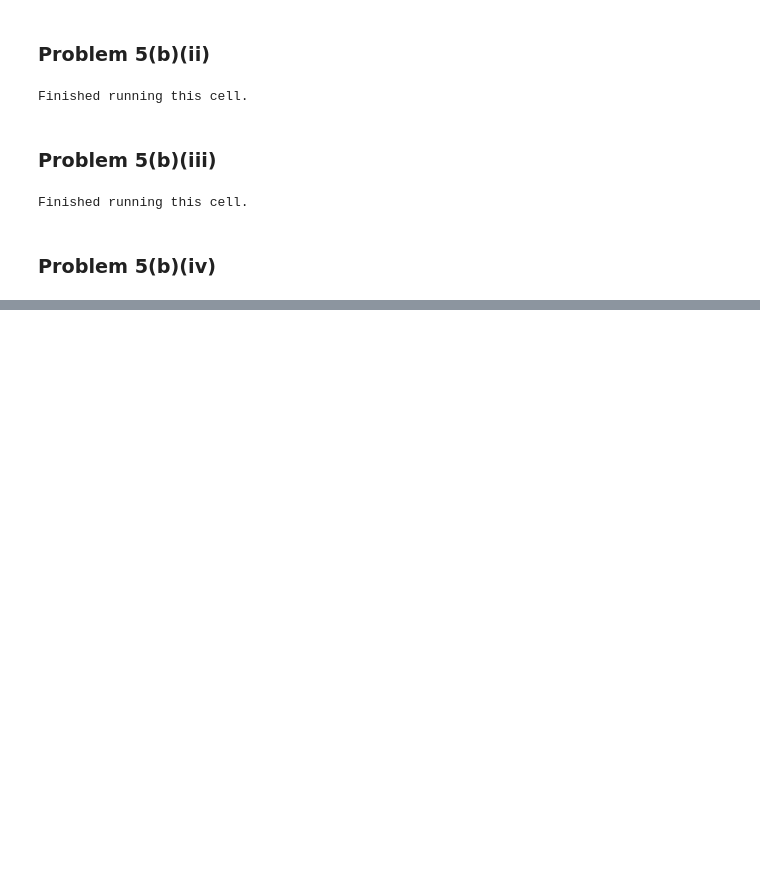
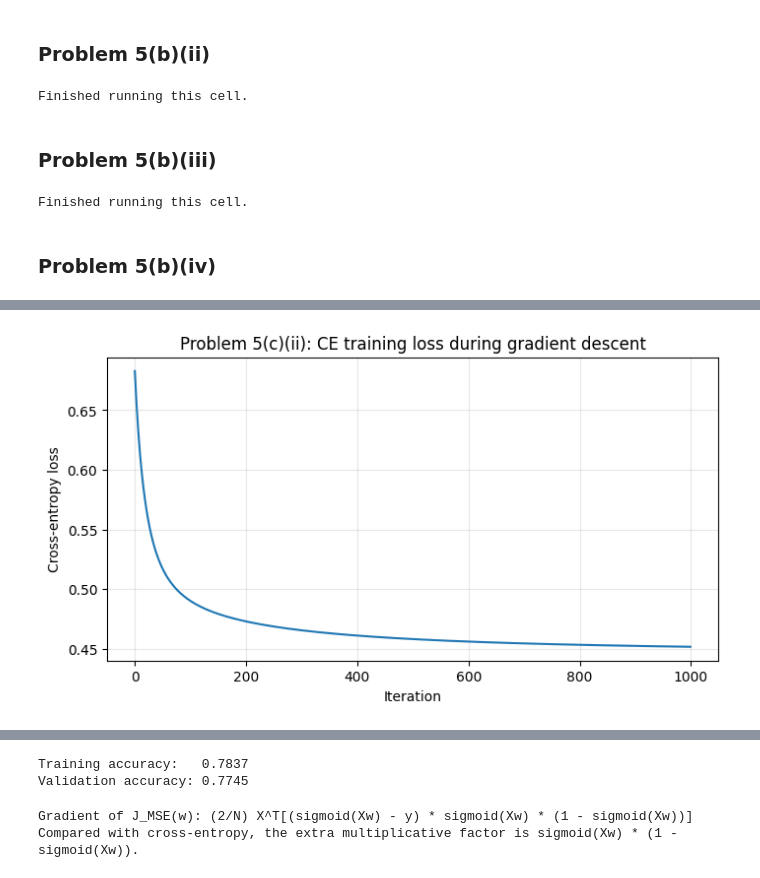
Before and after one commit to sonirohan/intro-ml, a Jupyter notebook: hw1/problem5.ipynb, the cells around one changed output, grey strips where cells are left out. Cells and saved outputs as stored; diff of their text form; code cells hidden in the pictures; blank space fills up the shorter version.

```diff
--- a/hw1/problem5.ipynb
+++ b/hw1/problem5.ipynb
@@ -428,19 +738,13 @@ plt.bar(missing_values_count.index, missing_values_count.values)
 np.random.seed(42)
 
 # first split: 80% train+validation, 20% test
-all_indices = np.random.permutation(train_data.index)
-test_size = int(0.2 * len(train_data))
-test_indices = all_indices[:test_size]
-train_val_indices = all_indices[test_size:]
+train_val_split = train_data.sample(frac=0.8, random_state=42)
+test_split = train_data.drop(train_val_split.index).copy()
 
 # second split: 75%/25% of the remaining 80%, giving 60% train and 20% validation overall
-train_size = int(0.75 * len(train_val_indices))
-train_indices = train_val_indices[:train_size]
-validation_indices = train_val_indices[train_size:]
-
-train_split = train_data.loc[train_indices].copy()
-validation_split = train_data.loc[validation_indices].copy()
-test_split = train_data.loc[test_indices].copy()
+train_split = train_val_split.sample(frac=0.75, random_state=42)
+validation_split = train_val_split.drop(train_split.index).copy()
+train_split = train_split.copy()
 
 for split_name, split_df in [('Train', train_split), ('Validation', validation_split), ('Test', test_split)]:
     transported_fraction = split_df['Transported'].mean()
@@ -582,0 +1121,24 @@ KeyError: "None of [Index(['HomePlanet', 'Destination'], dtype='str')] are in th
+# %%
+# Problem 5(c)(ii)
+p5_ce_weights, p5_ce_history = p5_gradient_descent(
+    p5_X_train_base_bias,
+    p5_y_train,
+    p5_cross_entropy_grad,
+    p5_cross_entropy_loss,
+    lr=0.1,
+    iterations=1000,
+)
+
+plt.figure(figsize=(8, 4))
+plt.plot(p5_ce_history, color='tab:blue')
+plt.xlabel('Iteration')
+plt.ylabel('Cross-entropy loss')
+plt.title('Problem 5(c)(ii): CE training loss during gradient descent')
+plt.grid(alpha=0.3)
+plt.show()
+
+print(f'Initial loss: {p5_ce_history[0]:.4f}')
+print(f'Final loss:   {p5_ce_history[-1]:.4f}')
+print('The loss decreases smoothly and appears to converge.')
+# %% [output]
+[figure, added]
@@ -582,0 +1148,17 @@ KeyError: "None of [Index(['HomePlanet', 'Destination'], dtype='str')] are in th
+# %%
+# Problem 5(c)(iii)
+p5_ce_train_acc = p5_accuracy(p5_X_train_base_bias, p5_y_train, p5_ce_weights)
+p5_ce_validation_acc = p5_accuracy(p5_X_validation_base_bias, p5_y_validation, p5_ce_weights)
+
+print(f'Training accuracy:   {p5_ce_train_acc:.4f}')
+print(f'Validation accuracy: {p5_ce_validation_acc:.4f}')
+# %% [output]
+Training accuracy:   0.7837
+Validation accuracy: 0.7745
+# %%
+# Problem 5(d)(i)
+print('Gradient of J_MSE(w): (2/N) X^T[(sigmoid(Xw) - y) * sigmoid(Xw) * (1 - sigmoid(Xw))]')
+print('Compared with cross-entropy, the extra multiplicative factor is sigmoid(Xw) * (1 - sigmoid(Xw)).')
+# %% [output]
+Gradient of J_MSE(w): (2/N) X^T[(sigmoid(Xw) - y) * sigmoid(Xw) * (1 - sigmoid(Xw))]
+Compared with cross-entropy, the extra multiplicative factor is sigmoid(Xw) * (1 - sigmoid(Xw)).
```
Also changed, not shown: parts of 37 cells of this notebook.
